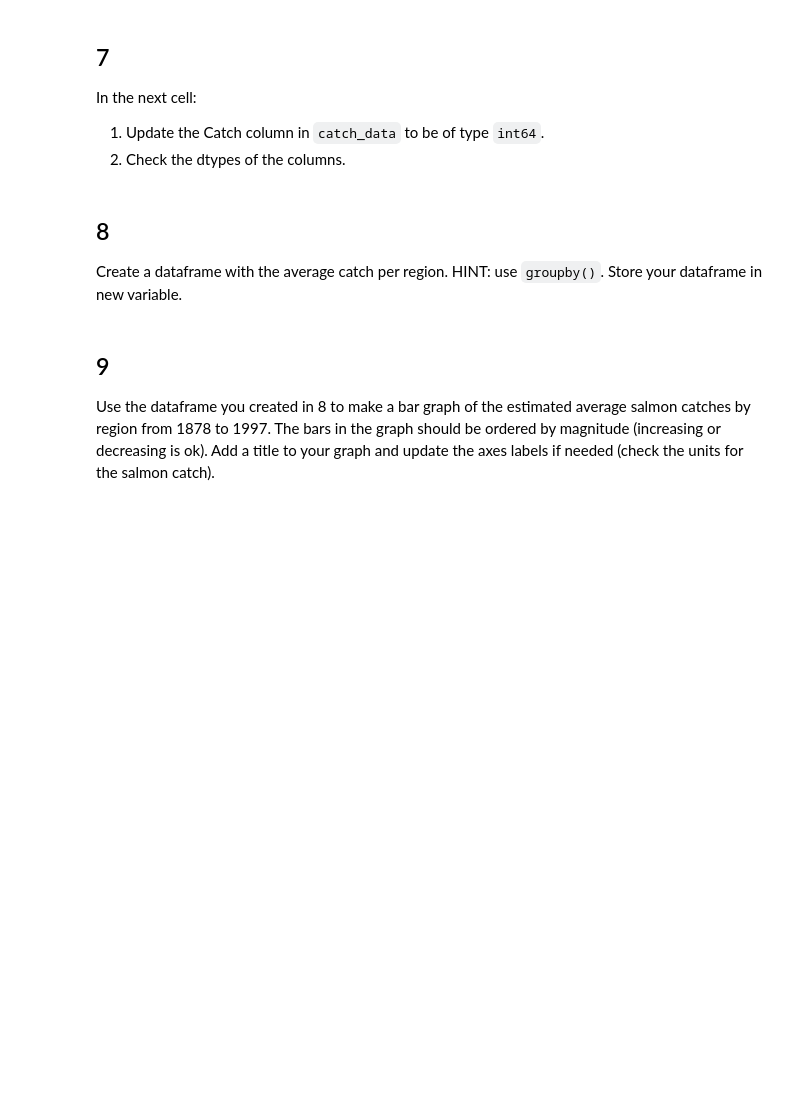
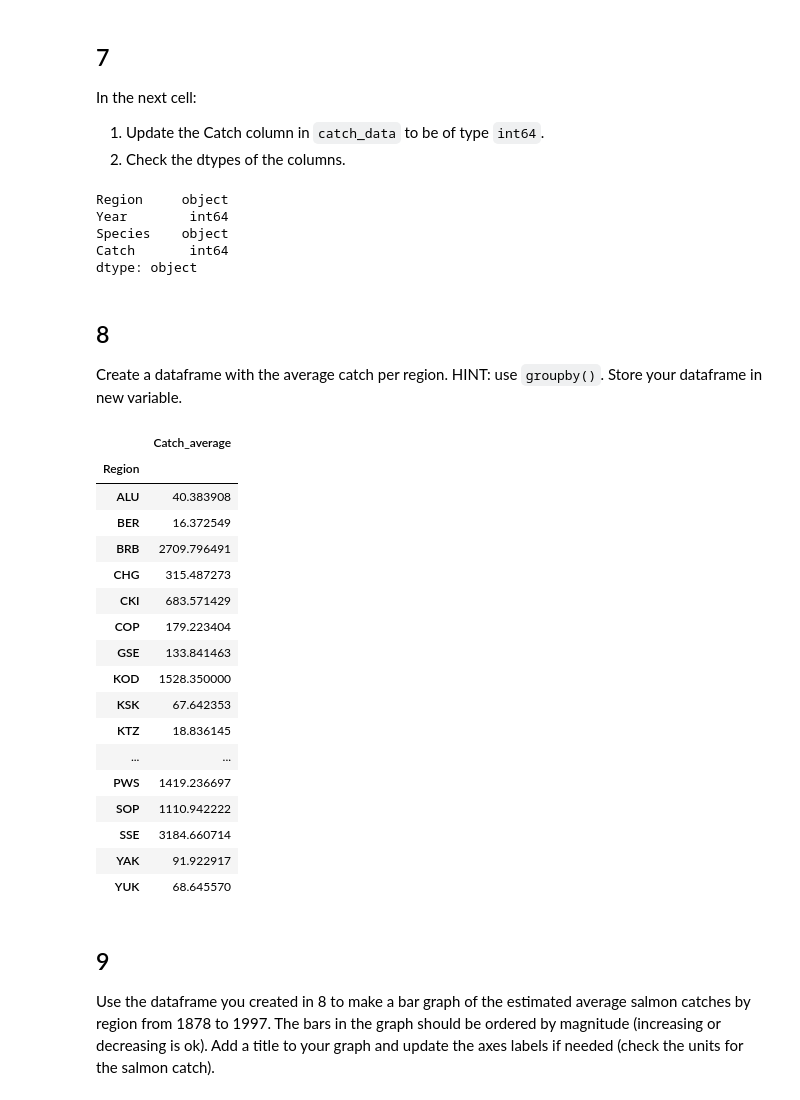
Before and after one commit to oksanaprotsukha/eds220-hwk-2, a Jupyter notebook: hwk2-task3-salmon.ipynb, the cells around one changed output. Cells and saved outputs as stored; diff of their text form; code cells hidden in the pictures; blank space fills up the shorter version.

```diff
--- a/hwk2-task3-salmon.ipynb
+++ b/hwk2-task3-salmon.ipynb
@@ -132,3 +162,15 @@ In the next cell:
+# %%
+# update type of Catch column in catch_original data frame to type int64
+catch_original.Catch = catch_original.Catch.astype(dtype = 'int64', copy=False)
+
+# check the dtype of the columns in catch_original data frame
+catch_original.dtypes
+# %% [output]
+Region     object
+Year        int64
+Species    object
+Catch       int64
+dtype: object
 # %% [markdown]
 ## 8
 Create a dataframe with the average catch per region. HINT: use `groupby()`. Store your dataframe in new variable.
@@ -137,3 +177,34 @@ Create a dataframe with the average catch per region. HINT: use `groupby()`. Sto
+# %%
+# create a dataframe with the average catch per region
+catch_avg = catch_original.groupby(['Region']).mean()
+
+# rename column Catch to Catch_average
+catch_avg.rename(columns={'Catch': 'Catch_average'}, inplace=True)
+
+# drop column Year
+catch_avg = catch_avg.drop(columns='Year')
+
+# check the first few records in the data frame catch_avg
+catch_avg
+# %% [output]
+|  | Catch_average |
+| Region |  |
+| ALU | 40.383908 |
+| BER | 16.372549 |
+| BRB | 2709.796491 |
+| CHG | 315.487273 |
+| CKI | 683.571429 |
+| COP | 179.223404 |
+| GSE | 133.841463 |
+| KOD | 1528.350000 |
+| KSK | 67.642353 |
+| KTZ | 18.836145 |
+| ... | ... |
+| PWS | 1419.236697 |
+| SOP | 1110.942222 |
+| SSE | 3184.660714 |
+| YAK | 91.922917 |
+| YUK | 68.645570 |
 # %% [markdown]
 ## 9
 
```
Also changed, not shown: parts of 11 cells of this notebook.
